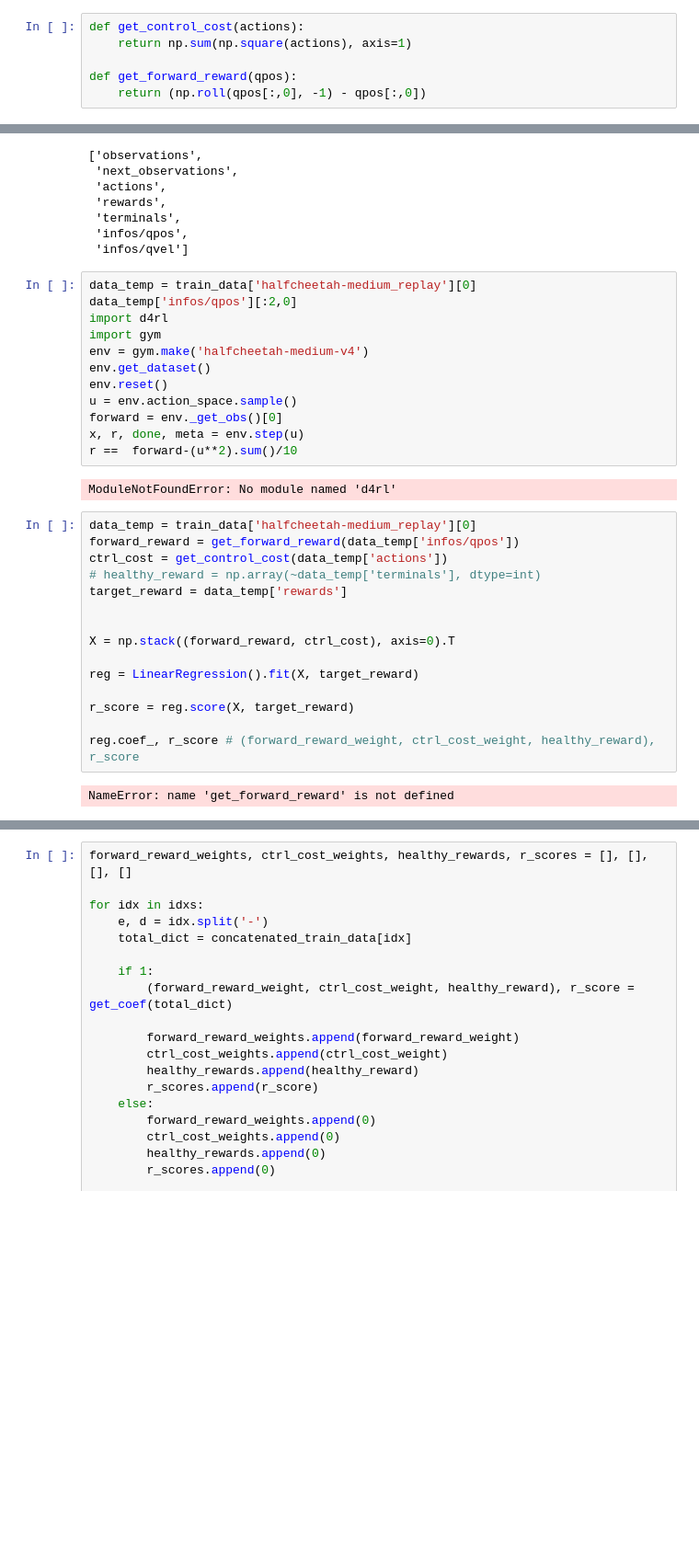
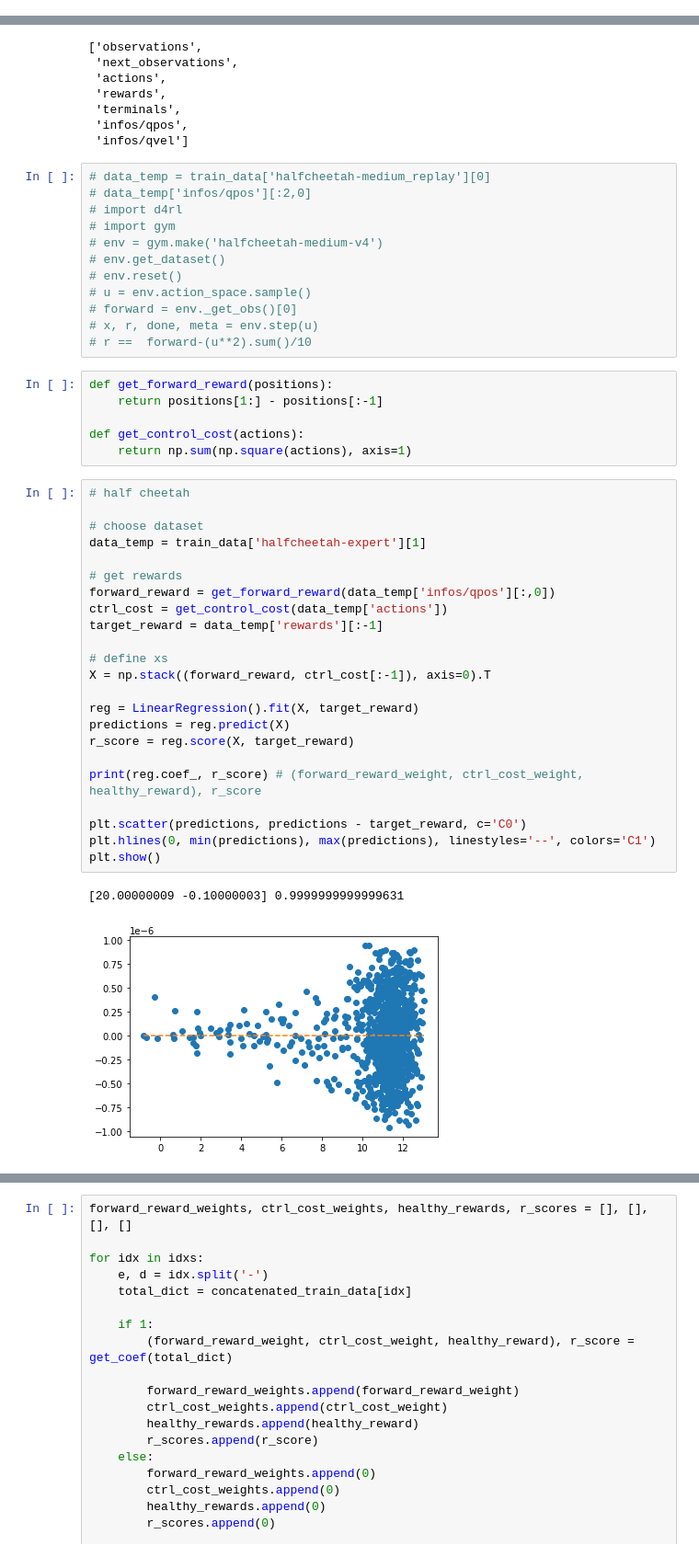
Before and after one commit to TheGoldenChicken/decision_transformer, a Jupyter notebook: gym/data_analysis.ipynb, the cells around one changed output, grey strips where cells are left out. Shown: that part at 92% size. Saved outputs shown, nothing was run; the diff lists cells and outputs as text; blank space fills up the shorter version.

Commit message:
got the reward splitting working for HC and almost the two others

```diff
--- a/gym/data_analysis.ipynb
+++ b/gym/data_analysis.ipynb
@@ -74,12 +74,6 @@ df_train_data
 | walker2d-expert | 0.001000 | 4920.507113 | 136.394925 | 1000 |
 | walker2d-medium_replay | 0.723696 | 682.701247 | 895.955582 | 1093 |
 | walker2d-medium | 0.431092 | 2852.088416 | 1095.443313 | 1190 |
-# %%
-def get_control_cost(actions):
-    return np.sum(np.square(actions), axis=1)
-
-def get_forward_reward(qpos):
-    return (np.roll(qpos[:,0], -1) - qpos[:,0])
 # %%
 list(train_data['halfcheetah-medium_replay'][0].keys())
 # %% [output]
@@ -91,33 +85,46 @@ list(train_data['halfcheetah-medium_replay'][0].keys())
  'infos/qpos',
  'infos/qvel']
 # %%
-data_temp = train_data['halfcheetah-medium_replay'][0]
-data_temp['infos/qpos'][:2,0]
-import d4rl
-import gym
-env = gym.make('halfcheetah-medium-v4')
-env.get_dataset()
-env.reset()
-u = env.action_space.sample()
-forward = env._get_obs()[0]
-x, r, done, meta = env.step(u)
-r ==  forward-(u**2).sum()/10
+# data_temp = train_data['halfcheetah-medium_replay'][0]
+# data_temp['infos/qpos'][:2,0]
+# import d4rl
+# import gym
+# env = gym.make('halfcheetah-medium-v4')
+# env.get_dataset()
+# env.reset()
+# u = env.action_space.sample()
+# forward = env._get_obs()[0]
+# x, r, done, meta = env.step(u)
+# r ==  forward-(u**2).sum()/10
-# %% [output]
-ModuleNotFoundError: No module named 'd4rl'
+# %%
+def get_forward_reward(positions):
+    return positions[1:] - positions[:-1]
+
+def get_control_cost(actions):
+    return np.sum(np.square(actions), axis=1)
 # %%
-data_temp = train_data['halfcheetah-medium_replay'][0]
-forward_reward = get_forward_reward(data_temp['infos/qpos'])
+# half cheetah
+
+# choose dataset
+data_temp = train_data['halfcheetah-expert'][1]
+
+# get rewards
+forward_reward = get_forward_reward(data_temp['infos/qpos'][:,0])
 ctrl_cost = get_control_cost(data_temp['actions'])
-# healthy_reward = np.array(~data_temp['terminals'], dtype=int)
-target_reward = data_temp['rewards']
+target_reward = data_temp['rewards'][:-1]
 
-
-X = np.stack((forward_reward, ctrl_cost), axis=0).T
+# define xs
+X = np.stack((forward_reward, ctrl_cost[:-1]), axis=0).T
 
 reg = LinearRegression().fit(X, target_reward)
-
+predictions = reg.predict(X)
 r_score = reg.score(X, target_reward)
 
-reg.coef_, r_score # (forward_reward_weight, ctrl_cost_weight, healthy_reward), r_score
+print(reg.coef_, r_score) # (forward_reward_weight, ctrl_cost_weight, healthy_reward), r_score
+
+plt.scatter(predictions, predictions - target_reward, c='C0')
+plt.hlines(0, min(predictions), max(predictions), linestyles='--', colors='C1')
+plt.show()
 # %% [output]
-NameError: name 'get_forward_reward' is not defined
+[20.00000009 -0.10000003] 0.9999999999999631
+[figure, added]
```
Also changed, not shown: parts of 2 cells of this notebook.
